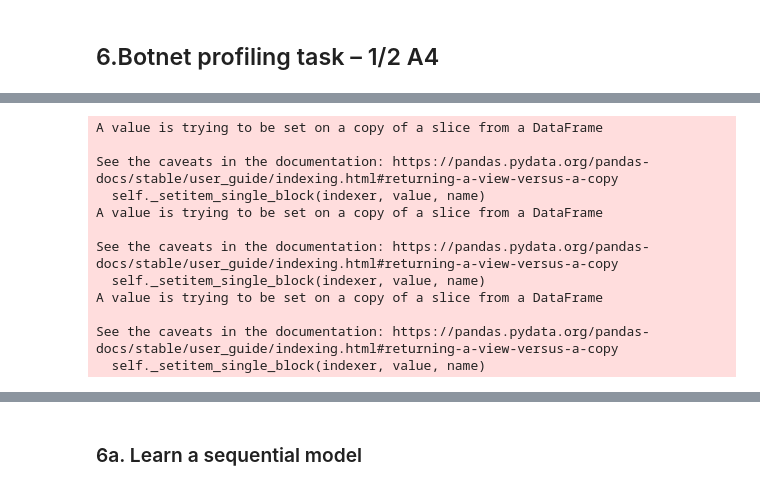
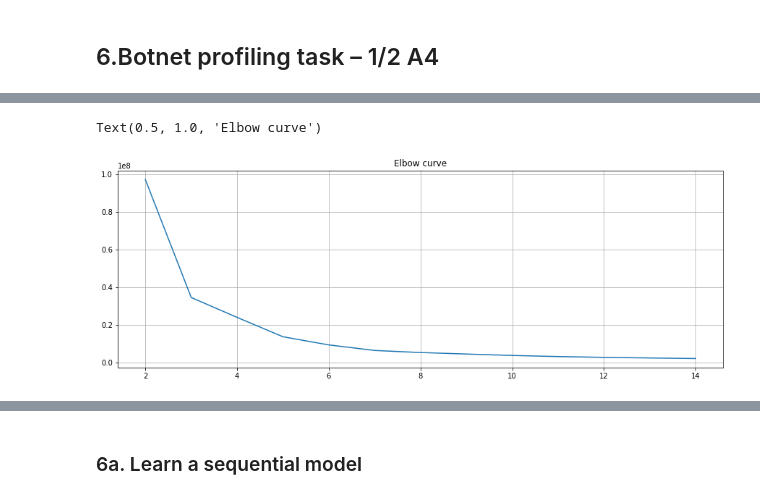
Before and after one commit to awrgold/cyber_data_analytics, a Jupyter notebook: Lab3_v3.ipynb, the cells around one changed output, grey strips where cells are left out. Cells and saved outputs as stored; diff of their text form; code cells hidden in the pictures.

```diff
--- a/Lab3_v3.ipynb
+++ b/Lab3_v3.ipynb
@@ -806,19 +858,19 @@ Name: DTP, Length: 502, dtype: int64
-# %%
-# Let's bin these into the top 3 categories as we did in exercise 1: 0, 1, and 2.
-
-df_x.DTP.loc[np.where(df_x.DTP == 0)] = 0
-df_x.DTP.loc[np.where(df_x.DTP == 11)] = 1
-df_x.DTP.loc[np.where(df_x.DTP > 1)] = 2
-# %% [output]
-A value is trying to be set on a copy of a slice from a DataFrame
-
-See the caveats in the documentation: https://pandas.pydata.org/pandas-docs/stable/user_guide/indexing.html#returning-a-view-versus-a-copy
-  self._setitem_single_block(indexer, value, name)
-A value is trying to be set on a copy of a slice from a DataFrame
-
-See the caveats in the documentation: https://pandas.pydata.org/pandas-docs/stable/user_guide/indexing.html#returning-a-view-versus-a-copy
-  self._setitem_single_block(indexer, value, name)
-A value is trying to be set on a copy of a slice from a DataFrame
-
-See the caveats in the documentation: https://pandas.pydata.org/pandas-docs/stable/user_guide/indexing.html#returning-a-view-versus-a-copy
-  self._setitem_single_block(indexer, value, name)
+# %%
+# Let's use the Elbow method to determine the optimal number of clusters. We see that the "elbow" is somewhere around 4
+
+from sklearn.cluster import KMeans
+
+X = df_x.drop('MetaLabel', axis=1, inplace=False)
+distortions = []
+for k in range(2, 15):
+    kmeans = KMeans(n_clusters=k)
+    kmeans.fit(X)
+    distortions.append(kmeans.inertia_)
+
+fig = plt.figure(figsize=(15, 5))
+plt.plot(range(2, 15), distortions)
+plt.grid()
+plt.title('Elbow curve')
+# %% [output]
+Text(0.5, 1.0, 'Elbow curve')
+[figure, added]
```
Also changed, not shown: parts of 23 cells of this notebook.
